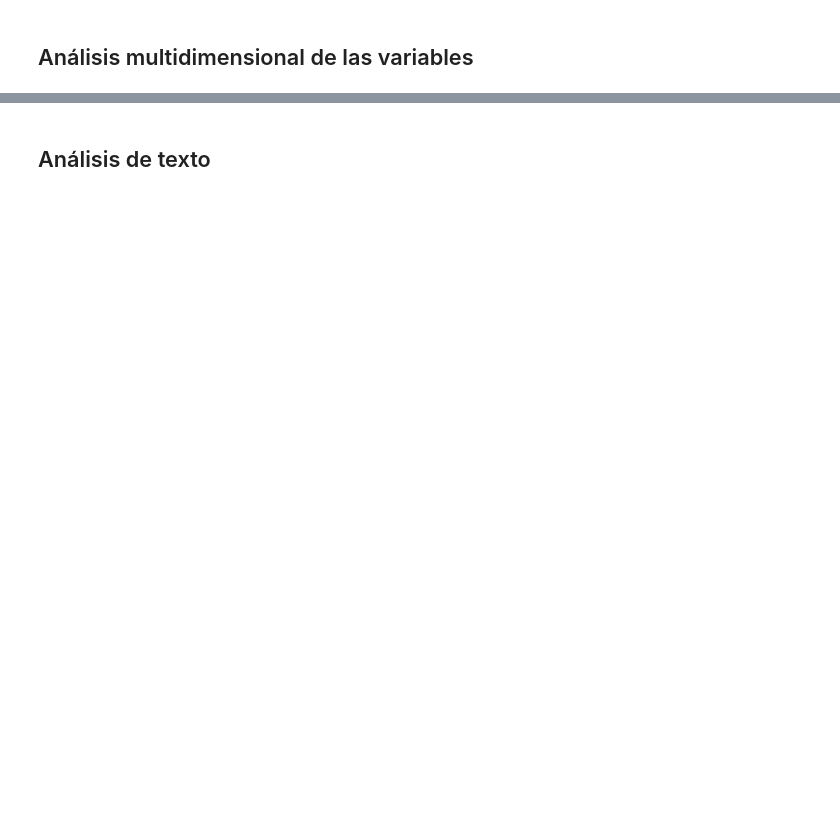
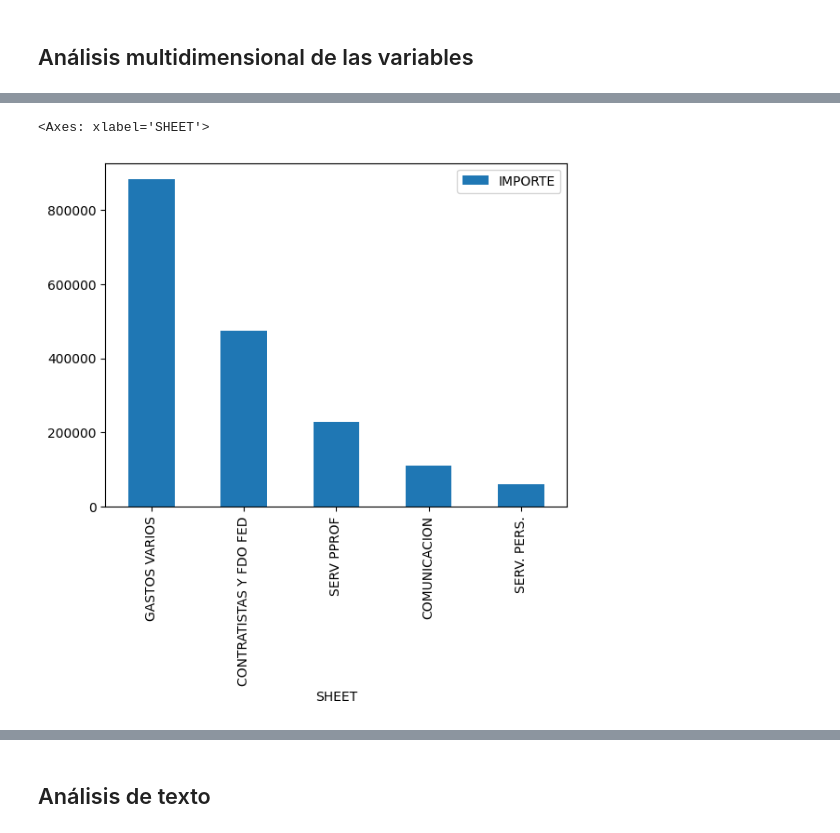
Before and after one commit to electrojam/monterrey, a Jupyter notebook: notebooks/2_exploracion.ipynb, the cells around one changed output, grey strips where cells are left out. Saved outputs shown, nothing was run; the diff lists cells and outputs as text; code cells hidden in the pictures; blank space fills up the shorter version.

```diff
--- a/notebooks/2_exploracion.ipynb
+++ b/notebooks/2_exploracion.ipynb
@@ -125,0 +155,6 @@ compras_df[compras_df['IMPORTE'] < compras_df['IMPORTE'].quantile(0.95)].head()
+# %%
+# Graficamos bar x=SHEET y=IMPORTE, top 10 ordenando descendente mean_importe_sheet
+mean_importe_sheet.reset_index().sort_values(by='IMPORTE', ascending=False).iloc[0:10].plot(kind='bar', x='SHEET', y='IMPORTE')
+# %% [output]
+<Axes: xlabel='SHEET'>
+[figure, added]
```
Also changed, not shown: parts of 22 cells of this notebook, 1 other file.
